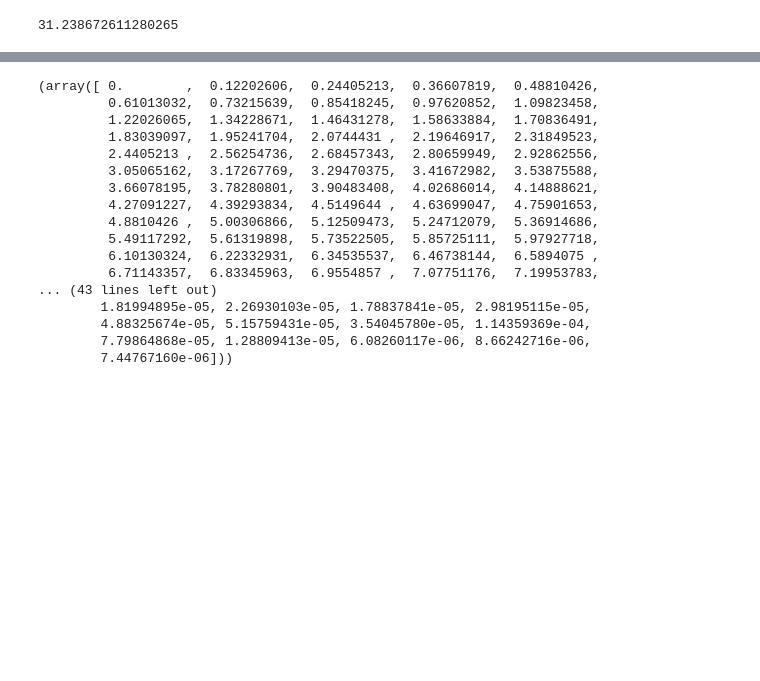
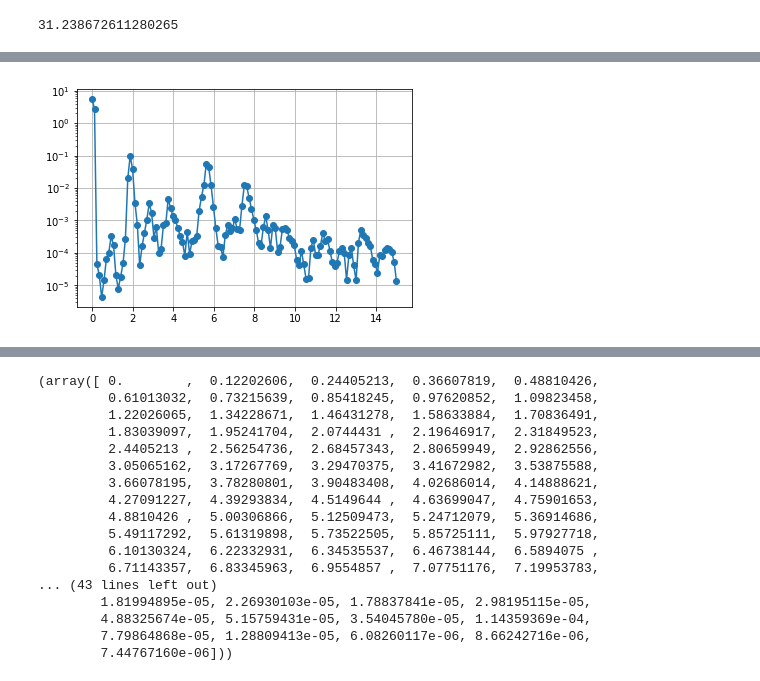
Before and after one commit to kamshee/activity-recognition-process, a Jupyter notebook: TestFeatures.ipynb, the cells around one changed output, grey strips where cells are left out. Cells and saved outputs as stored; diff of their text form; code cells hidden in the pictures; blank space fills up the shorter version.

```diff
--- a/TestFeatures.ipynb
+++ b/TestFeatures.ipynb
@@ -605,0 +689,8 @@ rawclip.iloc[:,0]
+# %%
+# plot scipy welch - y axis
+f, p = welch(rawclip.iloc[:,1],fs=30,nperseg=256,detrend=False)
+plt.semilogy(f, p, '-o')
+plt.grid()
+plt.show()
+# %% [output]
+[figure, added]
```
Also changed, not shown: parts of 99 cells of this notebook.
